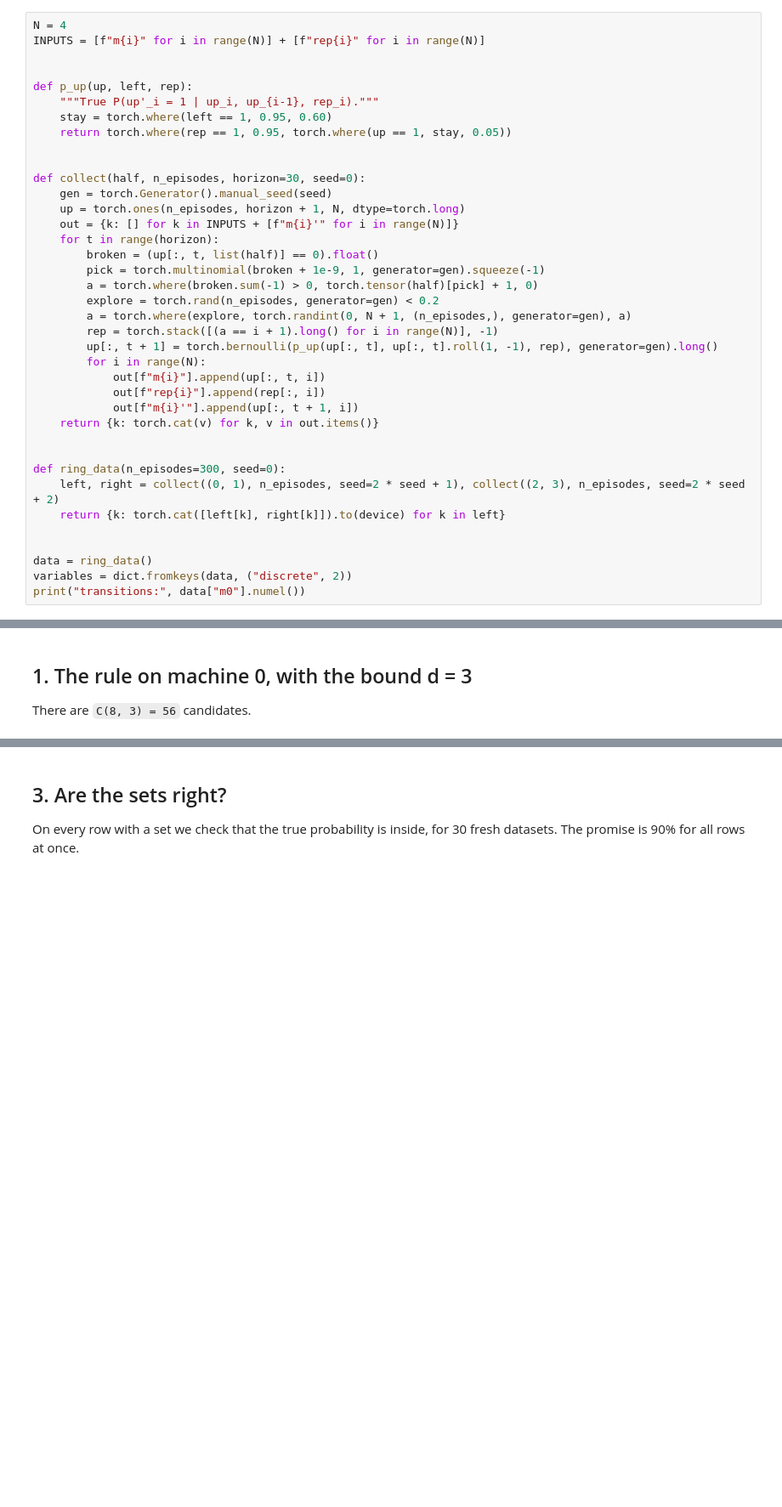
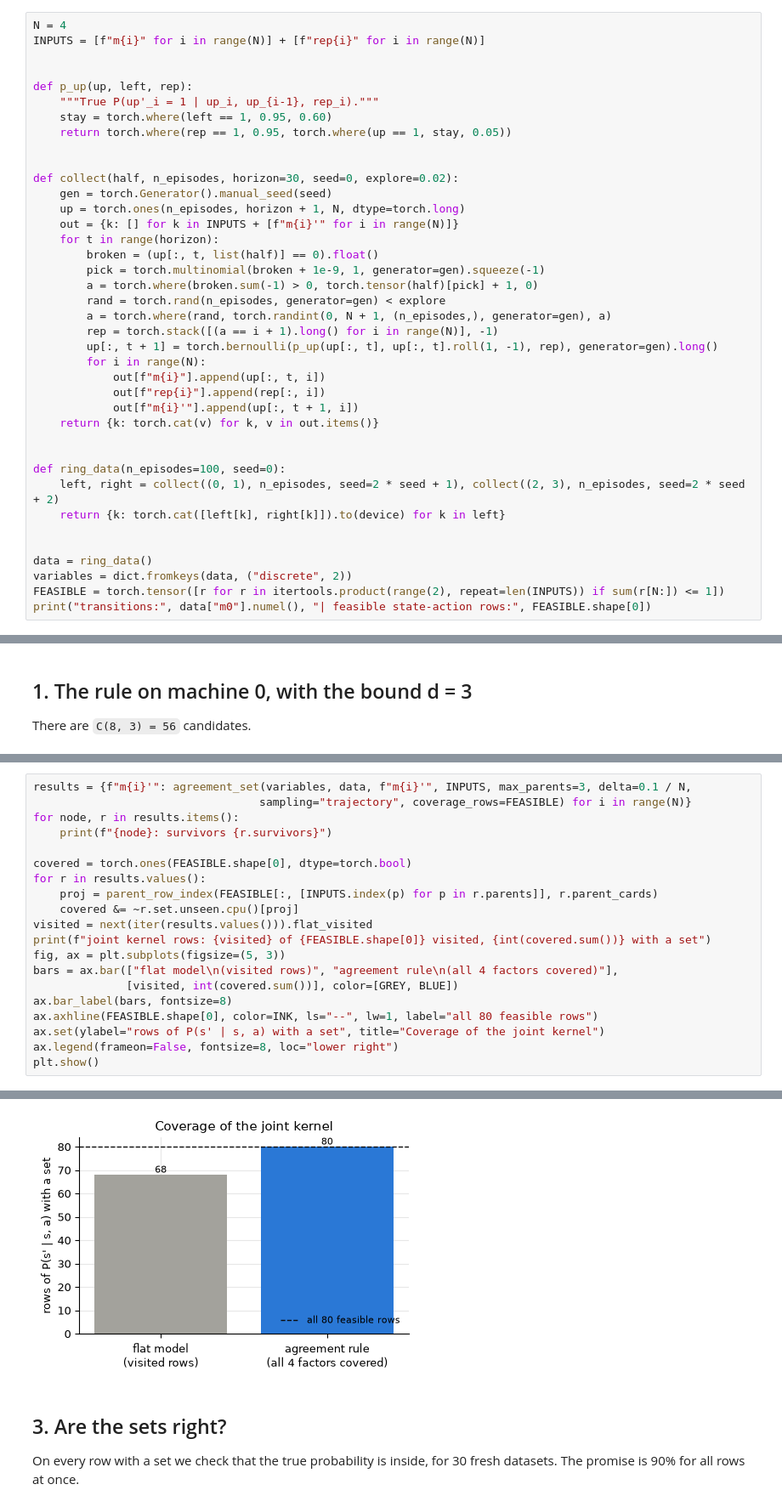
Before and after one commit to Giovannibriglia/NeuralBayesianNetworks, a Jupyter notebook: examples/15_agreement_rule.ipynb, the cells around one changed output, grey strips where cells are left out. Shown at 85% size. Drawn from its saved outputs; the diff is of its cells as text; blank space fills up the shorter version.

```diff
--- a/examples/15_agreement_rule.ipynb
+++ b/examples/15_agreement_rule.ipynb
@@ -67,7 +72,7 @@ def p_up(up, left, rep):
     return torch.where(rep == 1, 0.95, torch.where(up == 1, stay, 0.05))
 
 
-def collect(half, n_episodes, horizon=30, seed=0):
+def collect(half, n_episodes, horizon=30, seed=0, explore=0.02):
     gen = torch.Generator().manual_seed(seed)
     up = torch.ones(n_episodes, horizon + 1, N, dtype=torch.long)
     out = {k: [] for k in INPUTS + [f"m{i}'" for i in range(N)]}
@@ -75,8 +80,8 @@ def collect(half, n_episodes, horizon=30, seed=0):
         broken = (up[:, t, list(half)] == 0).float()
         pick = torch.multinomial(broken + 1e-9, 1, generator=gen).squeeze(-1)
         a = torch.where(broken.sum(-1) > 0, torch.tensor(half)[pick] + 1, 0)
-        explore = torch.rand(n_episodes, generator=gen) < 0.2
-        a = torch.where(explore, torch.randint(0, N + 1, (n_episodes,), generator=gen), a)
+        rand = torch.rand(n_episodes, generator=gen) < explore
+        a = torch.where(rand, torch.randint(0, N + 1, (n_episodes,), generator=gen), a)
         rep = torch.stack([(a == i + 1).long() for i in range(N)], -1)
         up[:, t + 1] = torch.bernoulli(p_up(up[:, t], up[:, t].roll(1, -1), rep), generator=gen).long()
         for i in range(N):
@@ -86,12 +91,13 @@ def collect(half, n_episodes, horizon=30, seed=0):
     return {k: torch.cat(v) for k, v in out.items()}
 
 
-def ring_data(n_episodes=300, seed=0):
+def ring_data(n_episodes=100, seed=0):
     left, right = collect((0, 1), n_episodes, seed=2 * seed + 1), collect((2, 3), n_episodes, seed=2 * seed + 2)
     return {k: torch.cat([left[k], right[k]]).to(device) for k in left}
 
 
 data = ring_data()
 variables = dict.fromkeys(data, ("discrete", 2))
-print("transitions:", data["m0"].numel())
+FEASIBLE = torch.tensor([r for r in itertools.product(range(2), repeat=len(INPUTS)) if sum(r[N:]) <= 1])
+print("transitions:", data["m0"].numel(), "| feasible state-action rows:", FEASIBLE.shape[0])
 # %% [output]
@@ -145,0 +131,21 @@ m3': survivors [('m2', 'm3', 'rep3')]
+# %%
+results = {f"m{i}'": agreement_set(variables, data, f"m{i}'", INPUTS, max_parents=3, delta=0.1 / N,
+                                  sampling="trajectory", coverage_rows=FEASIBLE) for i in range(N)}
+for node, r in results.items():
+    print(f"{node}: survivors {r.survivors}")
+
+covered = torch.ones(FEASIBLE.shape[0], dtype=torch.bool)
+for r in results.values():
+    proj = parent_row_index(FEASIBLE[:, [INPUTS.index(p) for p in r.parents]], r.parent_cards)
+    covered &= ~r.set.unseen.cpu()[proj]
+visited = next(iter(results.values())).flat_visited
+print(f"joint kernel rows: {visited} of {FEASIBLE.shape[0]} visited, {int(covered.sum())} with a set")
+fig, ax = plt.subplots(figsize=(5, 3))
+bars = ax.bar(["flat model\n(visited rows)", "agreement rule\n(all 4 factors covered)"],
+              [visited, int(covered.sum())], color=[GREY, BLUE])
+ax.bar_label(bars, fontsize=8)
+ax.axhline(FEASIBLE.shape[0], color=INK, ls="--", lw=1, label="all 80 feasible rows")
+ax.set(ylabel="rows of P(s' | s, a) with a set", title="Coverage of the joint kernel")
+ax.legend(frameon=False, fontsize=8, loc="lower right")
+plt.show()
+# %% [output]
@@ -146,3 +157,4 @@ m3': survivors [('m2', 'm3', 'rep3')]
+[figure, added]
 # %% [markdown]
 ## 3. Are the sets right?
 
```
Also changed, not shown: parts of 10 cells of this notebook, 3 other files.
